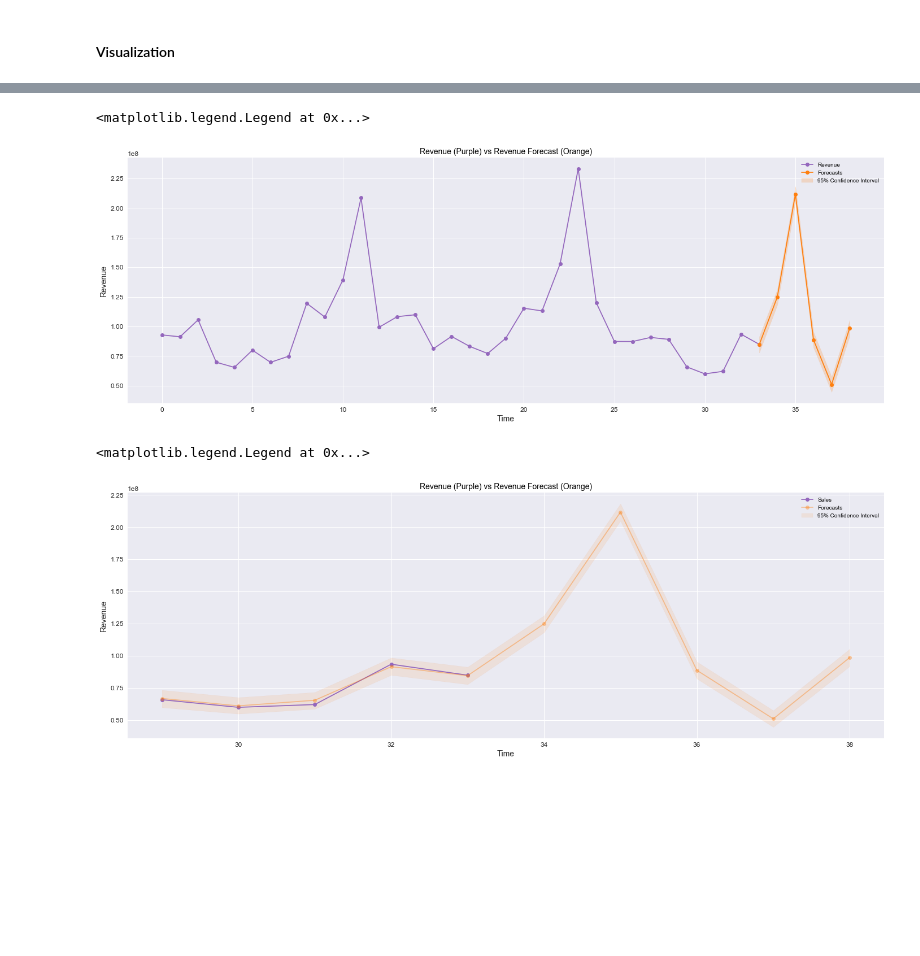
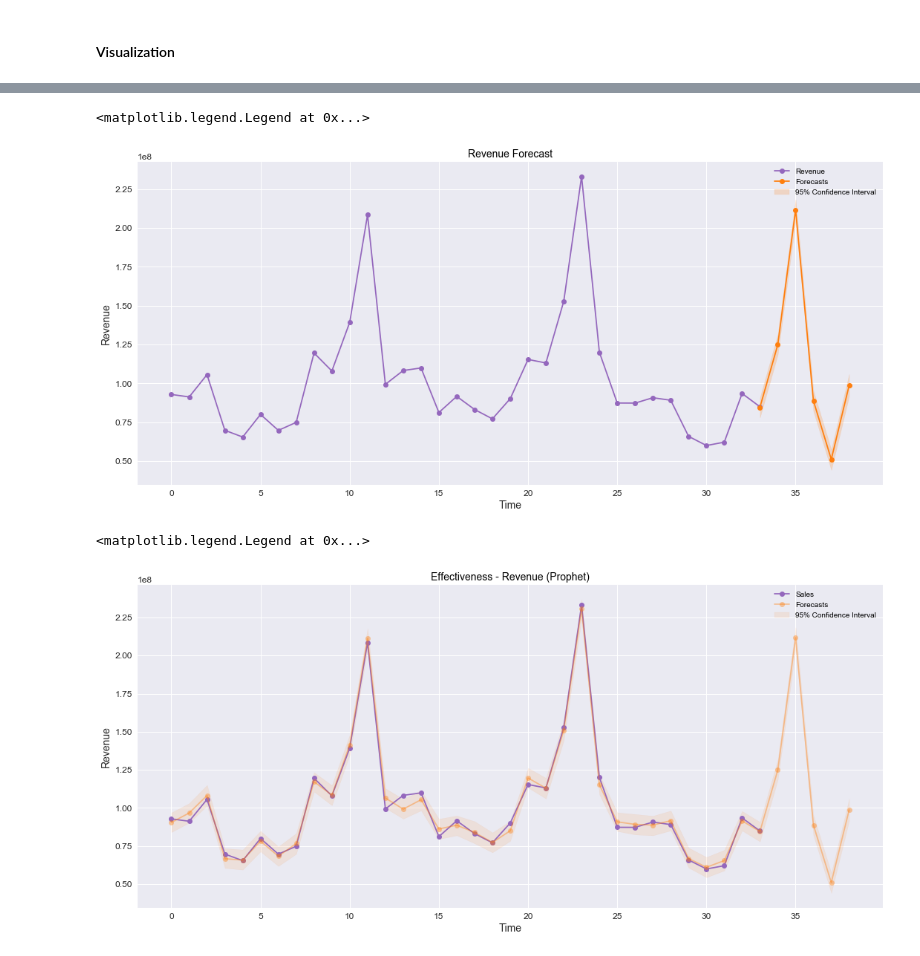
Before and after one commit to leandrocamara/future-sales-forecast, a Jupyter notebook: future-sales-forecast.ipynb, the cells around one changed output, grey strips where cells are left out. Saved outputs shown, nothing was run; the diff lists cells and outputs as text; code cells hidden in the pictures; blank space fills up the shorter version.

```diff
--- a/future-sales-forecast.ipynb
+++ b/future-sales-forecast.ipynb
@@ -392,30 +400,30 @@ plt.legend()
 # %%
-# Gráfico - ...
-fig, axs = plt.subplots(figsize=(24, 8))
-axs.set_title('Revenue (Purple) vs Revenue Forecast (Orange)')
+# Gráfico - Previsão de Receita
+fig, axs = plt.subplots(figsize=(18, 8))
+axs.set_title('Revenue Forecast')
 axs.set_ylabel('Revenue')
 axs.set_xlabel('Time')
 axs.plot(total_revenue.drop('ds', axis=1), '-ok', c='tab:purple', label='Revenue')
 axs.plot(forecasts_revenue[-6:].yhat, '-ok', c='tab:orange', label='Forecasts')
-axs.fill_between(forecasts_revenue[-6:].index, forecasts_revenue[-6:].yhat_upper, forecasts_revenue[-6:].yhat_lower,
+axs.fill_between(forecasts_revenue[-6:].index, forecasts_revenue[-6:].yhat_upper,forecasts_revenue[-6:].yhat_lower,
                  alpha=.2, color='tab:orange', label='95% Confidence Interval')
 plt.legend()
 # %% [output]
 <matplotlib.legend.Legend at 0x...>
-[figure, old version]
+[figure, new version]
 # %%
-# Gráfico - ...
-fig, axs = plt.subplots(figsize=(24, 8))
-axs.set_title('Revenue (Purple) vs Revenue Forecast (Orange)')
+# Gráfico - Eficácia - Receita (Prophet)
+fig, axs = plt.subplots(figsize=(18, 8))
+axs.set_title('Effectiveness - Revenue (Prophet)')
 axs.set_ylabel('Revenue')
 axs.set_xlabel('Time')
-axs.plot(total_revenue[-5:].drop('ds', axis=1), '-ok', c='tab:purple', label='Sales')
-axs.plot(forecasts_revenue[-10:].yhat, '-ok', c='tab:orange', alpha=.4, label='Forecasts')
-axs.fill_between(forecasts_revenue[-10:].index, forecasts_revenue[-10:].yhat_upper, forecasts_revenue[-10:].yhat_lower,
+axs.plot(total_revenue.drop('ds', axis=1), '-ok', c='tab:purple', label='Sales')
+axs.plot(forecasts_revenue.yhat, '-ok', c='tab:orange', alpha=.4, label='Forecasts')
+axs.fill_between(forecasts_revenue.index, forecasts_revenue.yhat_upper, forecasts_revenue.yhat_lower,
                  alpha=.1, color='tab:orange', label='95% Confidence Interval')
 plt.legend()
 # %% [output]
 <matplotlib.legend.Legend at 0x...>
-[figure, old version]
+[figure, new version]
 # %%
 # Trend, yearly seasonality, and weekly seasonality of the time series.
```
Also changed, not shown: parts of 14 cells of this notebook, 2 other files.
